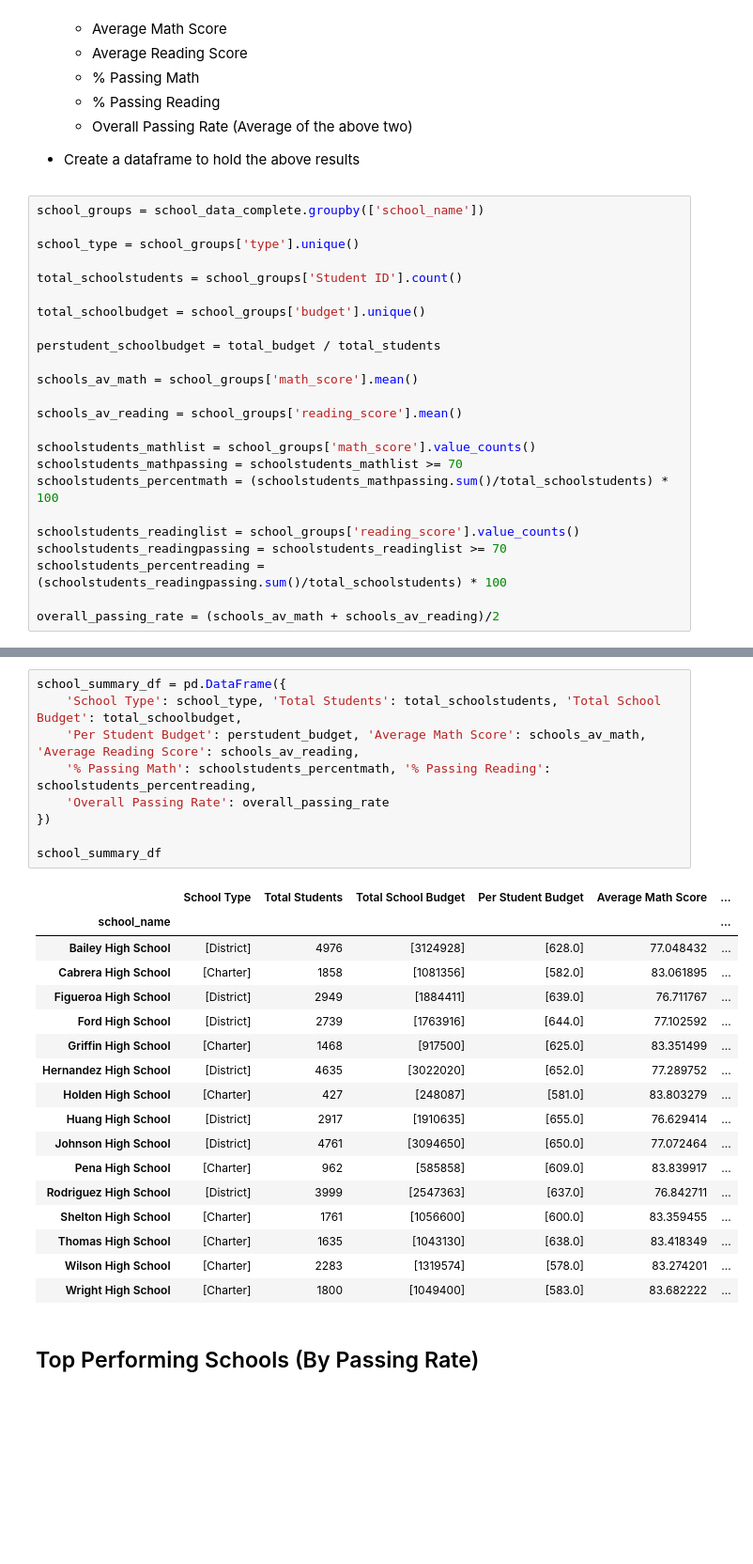
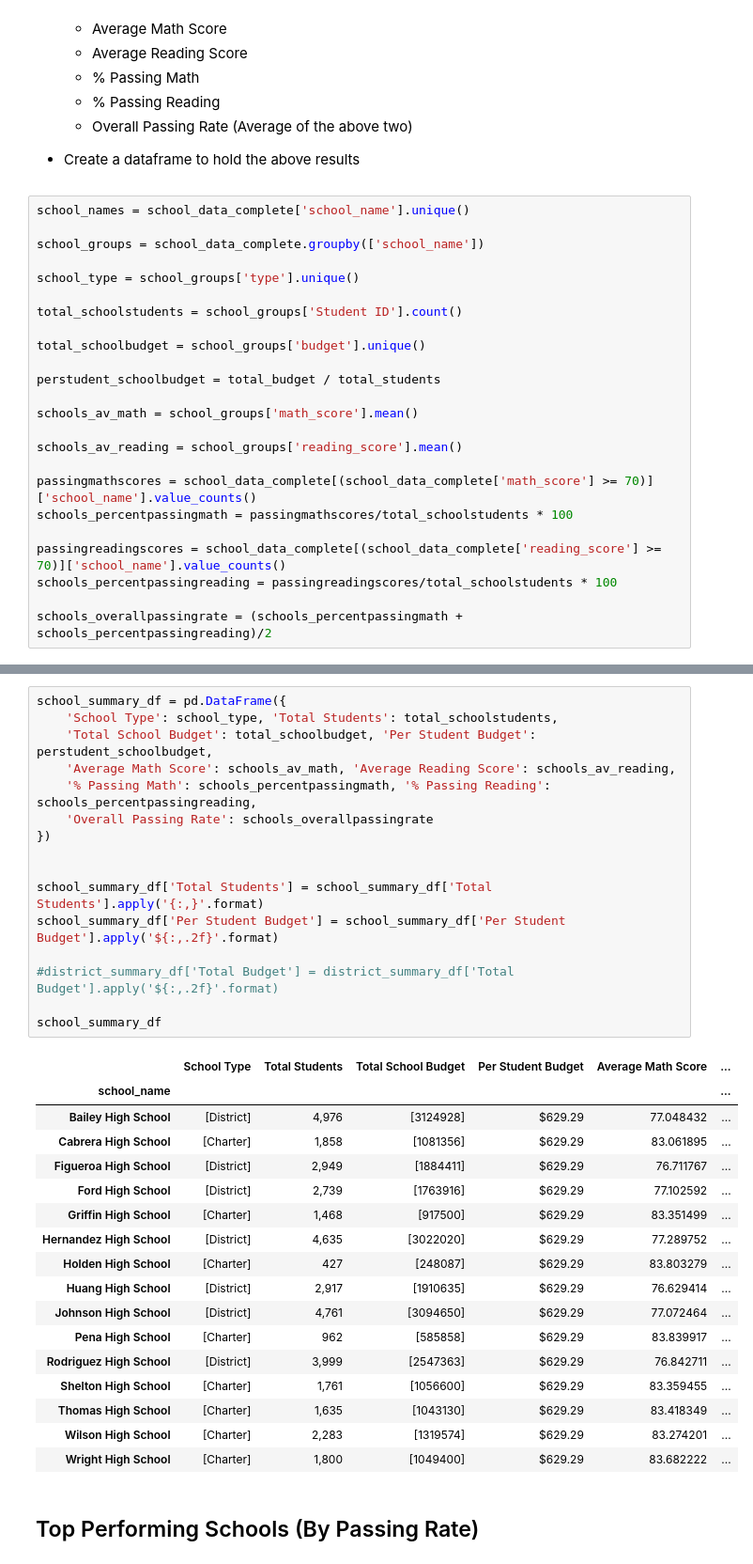
Before and after one commit to Yashwinie/bootcampspot-homework, a Jupyter notebook: pandas-challenge/PyCitySchools/PyCitySchools_YSS.ipynb, the cells around one changed output, grey strips where cells are left out. Shown at 94% size. Drawn from its saved outputs; the diff is of its cells as text; blank space fills up the shorter version.

```diff
--- a/pandas-challenge/PyCitySchools/PyCitySchools_YSS.ipynb
+++ b/pandas-challenge/PyCitySchools/PyCitySchools_YSS.ipynb
@@ -91,6 +91,8 @@ district_summary_df
 
 * Create a dataframe to hold the above results
 # %%
+school_names = school_data_complete['school_name'].unique()
+
 school_groups = school_data_complete.groupby(['school_name'])
 
 school_type = school_groups['type'].unique()
@@ -105,12 +107,10 @@ schools_av_math = school_groups['math_score'].mean()
 
 schools_av_reading = school_groups['reading_score'].mean()
 
-schoolstudents_mathlist = school_groups['math_score'].value_counts()
-schoolstudents_mathpassing = schoolstudents_mathlist >= 70
-schoolstudents_percentmath = (schoolstudents_mathpassing.sum()/total_schoolstudents) * 100
+passingmathscores = school_data_complete[(school_data_complete['math_score'] >= 70)]['school_name'].value_counts()
+schools_percentpassingmath = passingmathscores/total_schoolstudents * 100
 
-schoolstudents_readinglist = school_groups['reading_score'].value_counts()
-schoolstudents_readingpassing = schoolstudents_readinglist >= 70
-schoolstudents_percentreading = (schoolstudents_readingpassing.sum()/total_schoolstudents) * 100
+passingreadingscores = school_data_complete[(school_data_complete['reading_score'] >= 70)]['school_name'].value_counts()
+schools_percentpassingreading = passingreadingscores/total_schoolstudents * 100
 
-overall_passing_rate = (schools_av_math + schools_av_reading)/2
+schools_overallpassingrate = (schools_percentpassingmath + schools_percentpassingreading)/2
@@ -127,30 +117,37 @@ Name: math_score, dtype: float64
 # %%
 school_summary_df = pd.DataFrame({
-    'School Type': school_type, 'Total Students': total_schoolstudents, 'Total School Budget': total_schoolbudget,
-    'Per Student Budget': perstudent_budget, 'Average Math Score': schools_av_math, 'Average Reading Score': schools_av_reading,
-    '% Passing Math': schoolstudents_percentmath, '% Passing Reading': schoolstudents_percentreading,
-    'Overall Passing Rate': overall_passing_rate
+    'School Type': school_type, 'Total Students': total_schoolstudents,
+    'Total School Budget': total_schoolbudget, 'Per Student Budget': perstudent_schoolbudget,
+    'Average Math Score': schools_av_math, 'Average Reading Score': schools_av_reading,
+    '% Passing Math': schools_percentpassingmath, '% Passing Reading': schools_percentpassingreading,
+    'Overall Passing Rate': schools_overallpassingrate
 })
 
+
+school_summary_df['Total Students'] = school_summary_df['Total Students'].apply('{:,}'.format)
+school_summary_df['Per Student Budget'] = school_summary_df['Per Student Budget'].apply('${:,.2f}'.format)
+
+#district_summary_df['Total Budget'] = district_summary_df['Total Budget'].apply('${:,.2f}'.format)
+
 school_summary_df
 # %% [output]
 |  | School Type | Total Students | Total School Budget | Per Student Budget | Average Math Score | ... |
 | school_name |  |  |  |  |  | ... |
-| Bailey High School | [District] | 4976 | [3124928] | [628.0] | 77.048432 | ... |
-| Cabrera High School | [Charter] | 1858 | [1081356] | [582.0] | 83.061895 | ... |
-| Figueroa High School | [District] | 2949 | [1884411] | [639.0] | 76.711767 | ... |
-| Ford High School | [District] | 2739 | [1763916] | [644.0] | 77.102592 | ... |
-| Griffin High School | [Charter] | 1468 | [917500] | [625.0] | 83.351499 | ... |
-| Hernandez High School | [District] | 4635 | [3022020] | [652.0] | 77.289752 | ... |
-| Holden High School | [Charter] | 427 | [248087] | [581.0] | 83.803279 | ... |
-| Huang High School | [District] | 2917 | [1910635] | [655.0] | 76.629414 | ... |
-| Johnson High School | [District] | 4761 | [3094650] | [650.0] | 77.072464 | ... |
-| Pena High School | [Charter] | 962 | [585858] | [609.0] | 83.839917 | ... |
-| Rodriguez High School | [District] | 3999 | [2547363] | [637.0] | 76.842711 | ... |
-| Shelton High School | [Charter] | 1761 | [1056600] | [600.0] | 83.359455 | ... |
-| Thomas High School | [Charter] | 1635 | [1043130] | [638.0] | 83.418349 | ... |
-| Wilson High School | [Charter] | 2283 | [1319574] | [578.0] | 83.274201 | ... |
-| Wright High School | [Charter] | 1800 | [1049400] | [583.0] | 83.682222 | ... |
+| Bailey High School | [District] | 4,976 | [3124928] | $629.29 | 77.048432 | ... |
+| Cabrera High School | [Charter] | 1,858 | [1081356] | $629.29 | 83.061895 | ... |
+| Figueroa High School | [District] | 2,949 | [1884411] | $629.29 | 76.711767 | ... |
+| Ford High School | [District] | 2,739 | [1763916] | $629.29 | 77.102592 | ... |
+| Griffin High School | [Charter] | 1,468 | [917500] | $629.29 | 83.351499 | ... |
+| Hernandez High School | [District] | 4,635 | [3022020] | $629.29 | 77.289752 | ... |
+| Holden High School | [Charter] | 427 | [248087] | $629.29 | 83.803279 | ... |
+| Huang High School | [District] | 2,917 | [1910635] | $629.29 | 76.629414 | ... |
+| Johnson High School | [District] | 4,761 | [3094650] | $629.29 | 77.072464 | ... |
+| Pena High School | [Charter] | 962 | [585858] | $629.29 | 83.839917 | ... |
+| Rodriguez High School | [District] | 3,999 | [2547363] | $629.29 | 76.842711 | ... |
+| Shelton High School | [Charter] | 1,761 | [1056600] | $629.29 | 83.359455 | ... |
+| Thomas High School | [Charter] | 1,635 | [1043130] | $629.29 | 83.418349 | ... |
+| Wilson High School | [Charter] | 2,283 | [1319574] | $629.29 | 83.274201 | ... |
+| Wright High School | [Charter] | 1,800 | [1049400] | $629.29 | 83.682222 | ... |
 # %% [markdown]
 ## Top Performing Schools (By Passing Rate)
 # %% [markdown]
```
Also changed, not shown: parts of 4 cells of this notebook.
